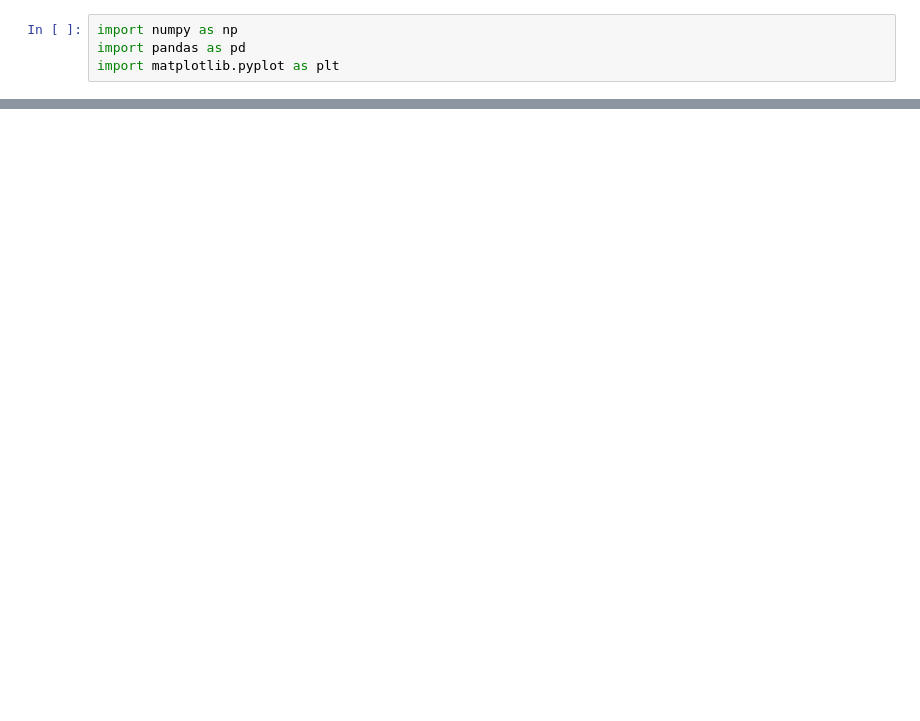
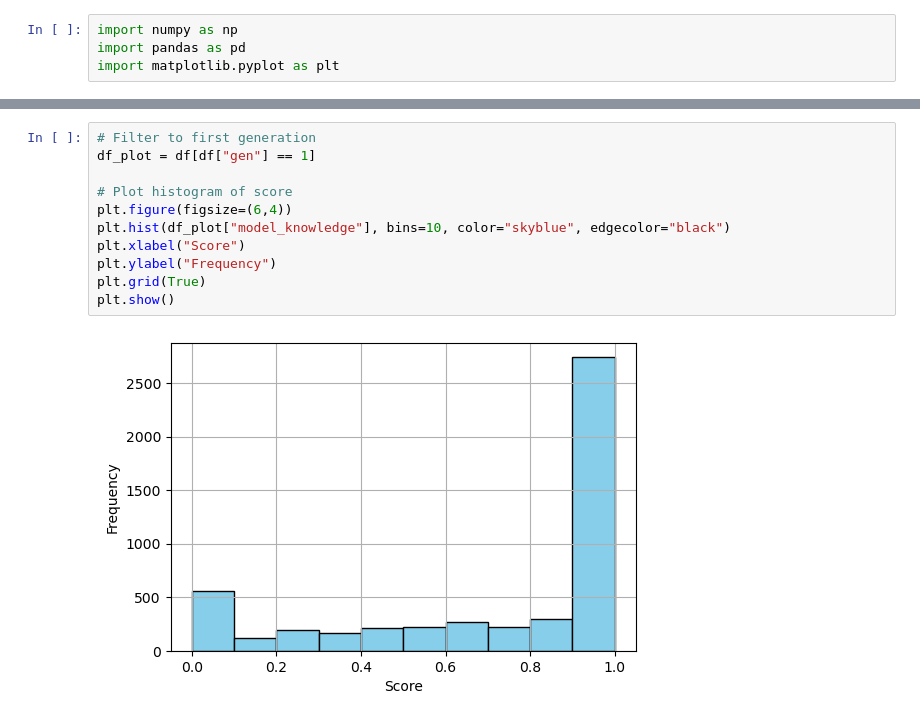
Before and after one commit to DrBlublu/2023_Transmission_of_model_project_ABM, a Jupyter notebook: scripts/analysis.ipynb, the cells around one changed output, grey strips where cells are left out. Drawn from its saved outputs; the diff is of its cells as text; blank space fills up the shorter version.

```diff
--- a/scripts/analysis.ipynb
+++ b/scripts/analysis.ipynb
@@ -63,0 +45,13 @@ print(pop_model_knowledge, pop_w)
+# %%
+# Filter to first generation
+df_plot = df[df["gen"] == 1]
+
+# Plot histogram of score
+plt.figure(figsize=(6,4))
+plt.hist(df_plot["model_knowledge"], bins=10, color="skyblue", edgecolor="black")
+plt.xlabel("Score")
+plt.ylabel("Frequency")
+plt.grid(True)
+plt.show()
+# %% [output]
+[figure, added]
```
Also changed, not shown: parts of 4 cells of this notebook, 7 other files.
